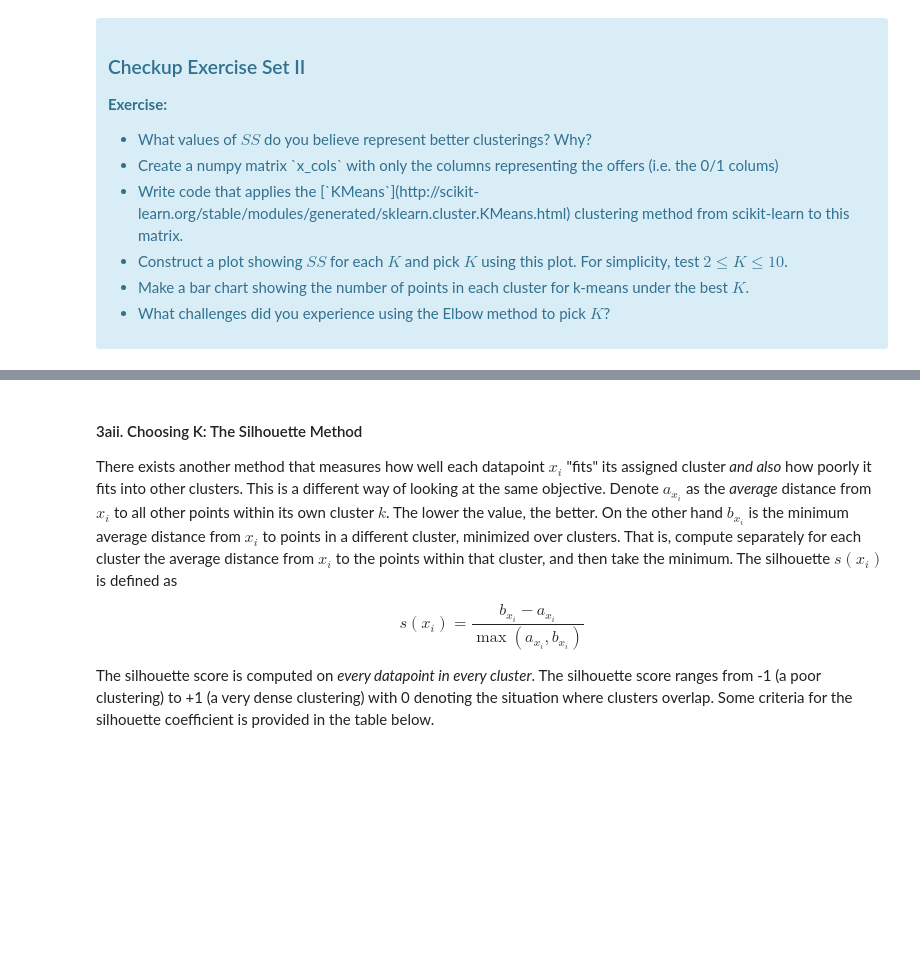
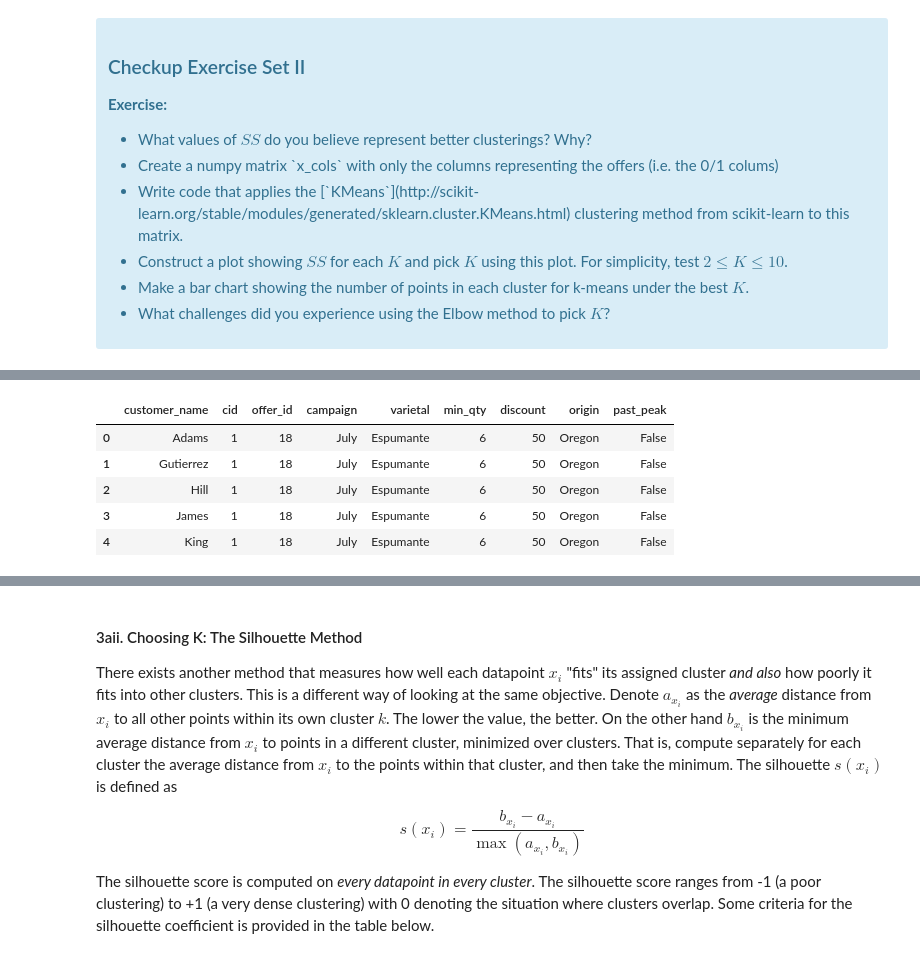
Before and after one commit to sandalasiddiqui/Springboard, a Jupyter notebook: Clustering_Case_Study_updated_10_15_2020/Clustering Case Study - Customer Segmentation with K-Means - Tier 3.ipynb, the cells around one changed output, grey strips where cells are left out. Cells and saved outputs as stored; diff of their text form; code cells hidden in the pictures; blank space fills up the shorter version.

```diff
--- a/Clustering_Case_Study_updated_10_15_2020/Clustering Case Study - Customer Segmentation with K-Means - Tier 3.ipynb
+++ b/Clustering_Case_Study_updated_10_15_2020/Clustering Case Study - Customer Segmentation with K-Means - Tier 3.ipynb
@@ -166,0 +167,6 @@ plt.show()
+# %%
+df_offer_table_copy = df_offer_table.copy()
+df_offer_table_copy['cid'] = best_K_assignments
+df_offer_table_copy.columns = df_offer_table_copy.columns.droplevel(1)
+df_offer_table_copy.reset_index(level=0, inplace=True)
+df_offer_table_copy[['customer_name', 'cid']].head()
@@ -166,0 +180,11 @@ plt.show()
+# %%
+df_merged1 = df_offer_table_copy[['customer_name', 'cid']].merge(df_transactions[['customer_name', 'offer_id']], on="customer_name", how="inner")
+df_merged = df_merged1.merge(df_offers, on="offer_id")
+df_merged.head()
+# %% [output]
+|  | customer_name | cid | offer_id | campaign | varietal | min_qty | discount | origin | past_peak |
+| 0 | Adams | 1 | 18 | July | Espumante | 6 | 50 | Oregon | False |
+| 1 | Gutierrez | 1 | 18 | July | Espumante | 6 | 50 | Oregon | False |
+| 2 | Hill | 1 | 18 | July | Espumante | 6 | 50 | Oregon | False |
+| 3 | James | 1 | 18 | July | Espumante | 6 | 50 | Oregon | False |
+| 4 | King | 1 | 18 | July | Espumante | 6 | 50 | Oregon | False |
```
Also changed, not shown: parts of 9 cells of this notebook.
